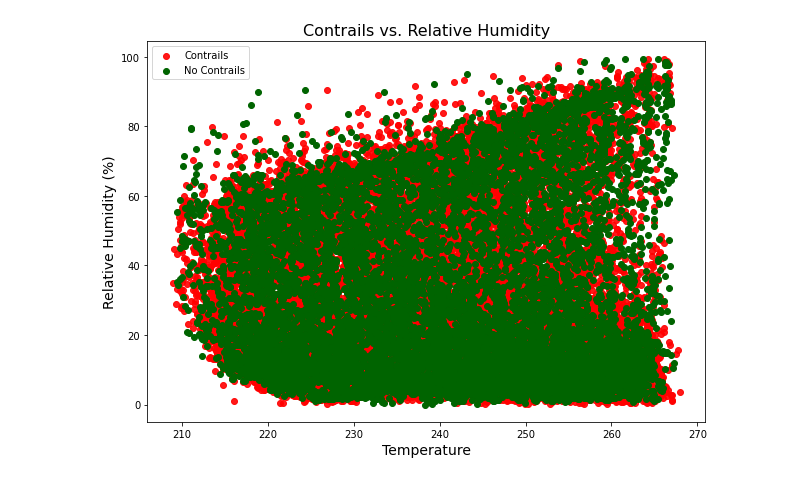
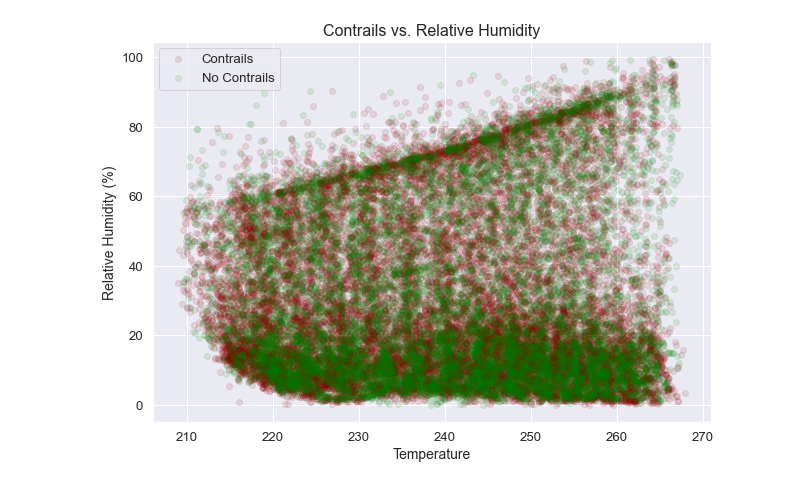
Before and after one commit to Fraolabebe/Team-SkySci-Analytics, a Jupyter notebook: Data Visualizations/Data Explaratory.ipynb, the cells around one changed output. Cells and saved outputs as stored; diff of their text form; code cells hidden in the pictures.

```diff
--- a/Data Visualizations/Data Explaratory.ipynb
+++ b/Data Visualizations/Data Explaratory.ipynb
@@ -6,6 +7,6 @@ import seaborn as sns
 # %%
 path = r"C:\Users\abebe\Documents\George Mason University\6- SUMME 2023\Team-SkySci-Analytics\Atmospheric Data Scraper\clean_atmospheric_data.csv"
 df = pd.read_csv(path)
-# Assuming the DataFrame is already defined as 'df'
-df
+df['Temperature'] = df['Temperature']
+df.head(2)
 # %% [output]
@@ -24,0 +27,16 @@ df
+# %%
+unique_levels_sorted = np.sort(unique_levels)
+plt.figure(figsize=(15, 15))
+sns.set(font_scale=1.2)
+
+sns.scatterplot(data=df1, x='Temperature', y='RH_ice', hue='Level', palette='husl', s=20)
+
+# Add labels and title
+plt.xlabel('Temperature')
+plt.ylabel('Relative Humidity with Ice')
+plt.title('Relative Humidity with Ice vs Temperature')
+
+plt.legend(title='Level', labels=unique_levels_sorted)
+
+# Show the plot
+plt.show()
@@ -25,19 +45,18 @@ df
 # %%
 # Plot to see correlation
-with_contrails = df[df['Image Present'] == 1]
+with_contrails = df[df['contrailPresent'] == 1]
 without_contrails = df[df['contrailPresent'] == 0]
 
-# Create the scatter plot
 plt.figure(figsize=(10, 7))
-plt.scatter(with_contrails['Temperature'], with_contrails['Relative Humidity'], color='red', label='Contrails', alpha=.90)
-plt.scatter(without_contrails['Temperature'], without_contrails['Relative Humidity'], color='darkgreen', label='No Contrails')
+plt.scatter(with_contrails['Temperature'], with_contrails['Relative Humidity'], color='darkred', label='Contrails', alpha=.10)
+plt.scatter(without_contrails['Temperature'], without_contrails['Relative Humidity'], color='green', label='No Contrails', alpha=.1)
 
 plt.xlabel('Temperature', size=14)
 plt.ylabel('Relative Humidity (%)', size=14)
 plt.title('Contrails vs. Relative Humidity', size=16)
 plt.legend()
 plt.show()
 # %% [output]
-[figure, old version]
+[figure, new version]
 # %%
 df['Timestamp']= pd.to_datetime(df['Timestamp'])
```
Also changed, not shown: parts of 31 cells of this notebook.
